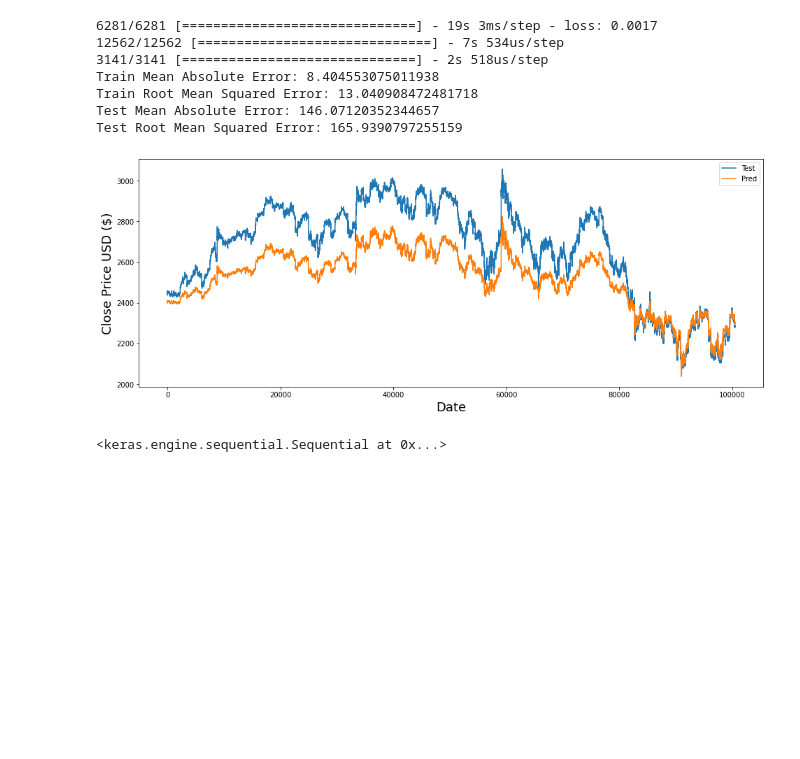
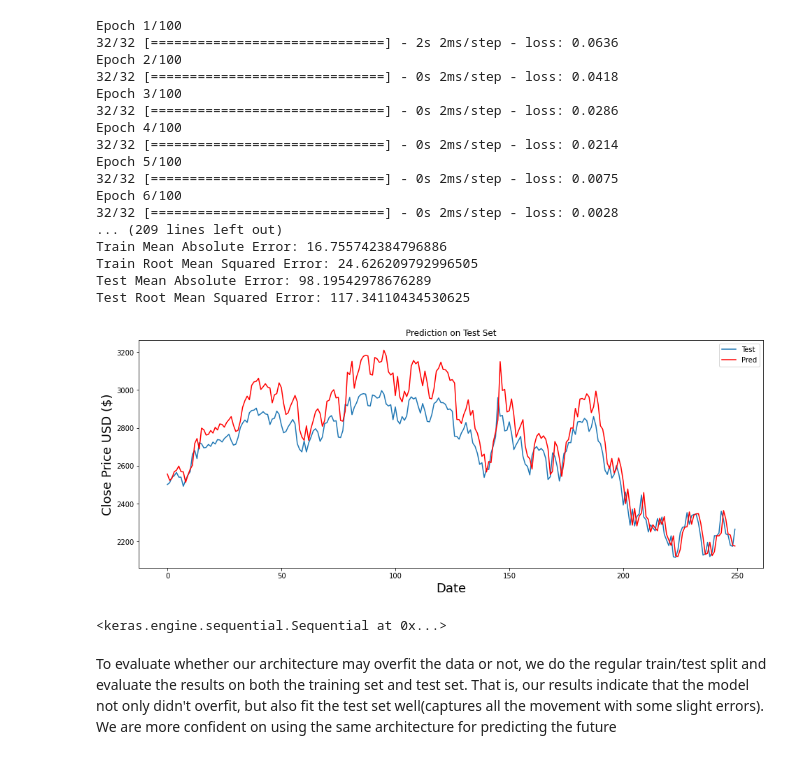
Before and after one commit to hungiee/Summer-Research, a Jupyter notebook: Google.ipynb, the cells around one changed output. Cells and saved outputs as stored; diff of their text form; code cells hidden in the pictures; blank space fills up the shorter version.

```diff
--- a/Google.ipynb
+++ b/Google.ipynb
@@ -8,5 +14,6 @@ import tensorflow as tf
 # %%
-df = pd.read_csv("GOOGL.csv")
+df = pd.read_csv("GOOGL_day.csv")
 df = df.iloc[::-1]
+del df['Unnamed: 0']
 df
 # %% [output]
@@ -89,3 +90,4 @@ def create_trainTest():
 	trainX = np.reshape(trainX, (trainX.shape[0], 1, trainX.shape[1]))
 	testX = np.reshape(testX, (testX.shape[0], 1, testX.shape[1]))
 	return trainX, testX, trainY, testY
+trainX, testX, trainY, testY = create_trainTest()
@@ -98,27 +94,16 @@ def new_trainTest():
 # %%
-from tensorflow.keras import Sequential
-from keras.layers import LSTM
-from keras.layers import Dropout
-from keras.layers import Dense
-from sklearn.preprocessing import StandardScaler
-from sklearn.metrics import mean_absolute_error
-from sklearn.metrics import mean_squared_error
-
-
 def first_train():
+  np.random.seed(1234)
+  tf.random.set_seed(1234)
   trainX, testX, trainY, testY = create_trainTest()
   model = Sequential()
   model.add(LSTM(units=50,return_sequences=True,input_shape=(trainX.shape[1], 1), activation = 'relu'))
-  model.add(Dropout(0.2))
   model.add(LSTM(units=50,return_sequences=True, activation = 'relu'))
-  model.add(Dropout(0.2))
   model.add(LSTM(units=50,return_sequences=True, activation = 'relu'))
-  model.add(Dropout(0.2))
   model.add(LSTM(units=50, activation = 'relu'))
-  model.add(Dropout(0.2))
   model.add(Dense(units=1))
   model.compile(optimizer='adam',loss='mean_squared_error')
-  model.fit(trainX, trainY,epochs=1,batch_size=64)
+  model.fit(trainX, trainY,epochs=100,batch_size=32)
   model.save('test1.h5')
 
 
@@ -126,52 +111,57 @@ def evaluate_model():
   trainX, testX, trainY, testY = create_trainTest()
 
   model = tf.keras.models.load_model('test1.h5')
+  model.summary()
 
   trainPredict = model.predict(trainX)
   testPredict = model.predict(testX)
   # invert predictions
   trainPredict = scaler.inverse_transform(trainPredict)
   testPredict = scaler.inverse_transform(testPredict)
 
   #invert train and test Y
   trainY = scaler.inverse_transform([trainY])
   testY = scaler.inverse_transform([testY])
 
 
   print('Train Mean Absolute Error:', mean_absolute_error(trainY[0], trainPredict[:, 0]))
   print('Train Root Mean Squared Error:',np.sqrt(mean_squared_error(trainY[0], trainPredict[:,0])))
   print('Test Mean Absolute Error:', mean_absolute_error(testY[0], testPredict[:, 0]))
   print('Test Root Mean Squared Error:',np.sqrt(mean_squared_error(testY[0], testPredict[:, 0])))
 
   plt.figure(figsize=(16,6))
+  plt.title('Prediction on Test Set')
   plt.xlabel('Date', fontsize = 18)
   plt.ylabel('Close Price USD ($)', fontsize=18)
   plt.plot(testY[0])
-  plt.plot(testPredict)
+  plt.plot(testPredict, color = 'red')
   plt.legend(['Test', 'Pred'])
+  plt.savefig('eval.png', dpi = 300, bbox_inches = 'tight')
   plt.show()
 
   return model
 
-def re_train(model):
-  new_trainX, new_trainY, new_testX, new_testY = new_trainTest()
-  model.save('test1.h5')
-  model1 = tf.keras.models.load_model('test1.h5')
-  model = Sequential([model1])
-  model.compile(optimizer='adam',loss='mean_squared_error')
-  model.fit(new_trainX, new_trainY, epochs = 100, batch_size=32)
-  results = model.evaluate(new_testX, new_testY, batch_size=32)
-  print("test loss, test MSE:", np.sqrt(results))
-
 first_train()
 evaluate_model()
 # %% [output]
-6281/6281 [==============================] - 19s 3ms/step - loss: 0.0017
-12562/12562 [==============================] - 7s 534us/step
-3141/3141 [==============================] - 2s 518us/step
-Train Mean Absolute Error: 8.404553075011938
-Train Root Mean Squared Error: 13.040908472481718
-Test Mean Absolute Error: 146.07120352344657
-Test Root Mean Squared Error: 165.9390797255159
+Epoch 1/100
+32/32 [==============================] - 2s 2ms/step - loss: 0.0636
+Epoch 2/100
+32/32 [==============================] - 0s 2ms/step - loss: 0.0418
+Epoch 3/100
+32/32 [==============================] - 0s 2ms/step - loss: 0.0286
+Epoch 4/100
+32/32 [==============================] - 0s 2ms/step - loss: 0.0214
+Epoch 5/100
+32/32 [==============================] - 0s 2ms/step - loss: 0.0075
+Epoch 6/100
+32/32 [==============================] - 0s 2ms/step - loss: 0.0028
+... (209 lines left out)
+Train Mean Absolute Error: 16.755742384796886
+Train Root Mean Squared Error: 24.626209792996505
+Test Mean Absolute Error: 98.19542978676289
+Test Root Mean Squared Error: 117.34110434530625
-[figure, old version]
+[figure, new version]
 <keras.engine.sequential.Sequential at 0x...>
+# %% [markdown]
+To evaluate whether our architecture may overfit the data or not, we do the regular train/test split and evaluate the results on both the training set and test set. That is, our results indicate that the model not only didn't overfit, but also fit the test set well(captures all the movement with some slight errors). We are more confident on using the same architecture for predicting the future
```
Also changed, not shown: parts of 8 cells of this notebook, 6 other files.
